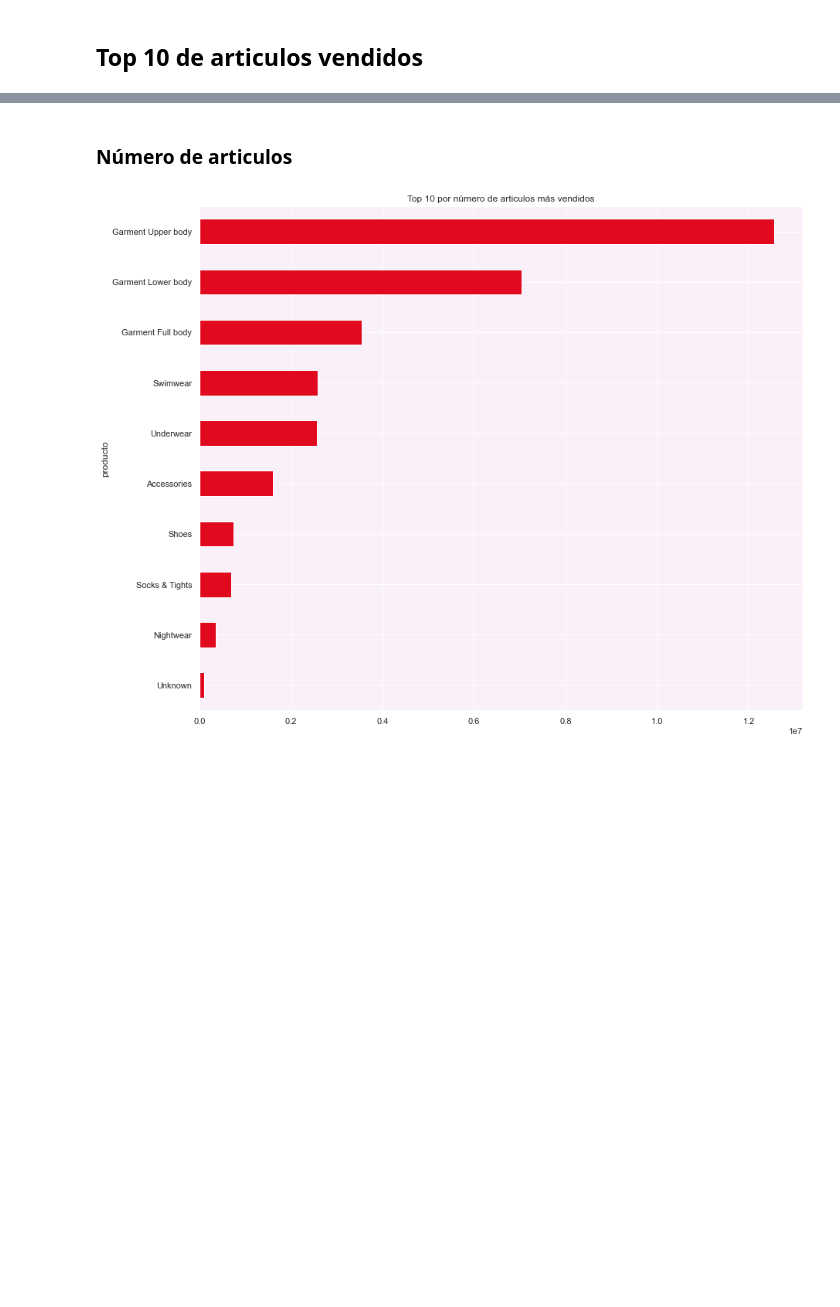
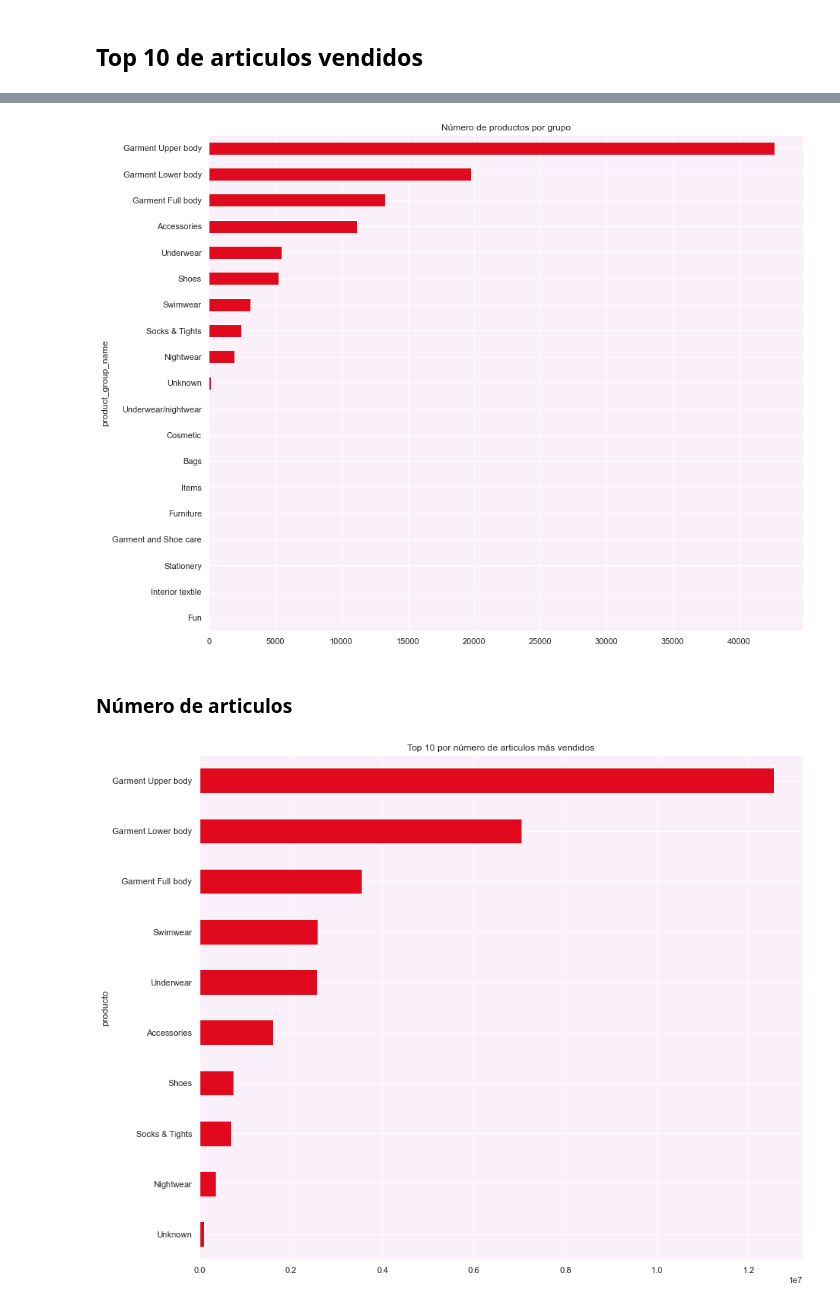
Before and after one commit to joelitam2021/metodos_analiticos_proyecto, a Jupyter notebook: notebooks/EDA.ipynb, the cells around one changed output, grey strips where cells are left out. Cells and saved outputs as stored; diff of their text form; code cells hidden in the pictures; blank space fills up the shorter version.

```diff
--- a/notebooks/EDA.ipynb
+++ b/notebooks/EDA.ipynb
@@ -275,3 +412,20 @@ transactions_data.isna().sum().plot(kind='bar')
+# %%
+articles_data.pivot_table(
+    index='product_group_name',
+    values='prod_name',
+    aggfunc='count',
+    # columns='perceived_colour_value_name'
+).sort_values(by='prod_name').plot(
+    kind='barh',
+    figsize=(14,12),
+        title='Número de productos por grupo',
+    legend=False,
+    color='#E0091D'
+)
+
+plt.savefig('../img/prodbygroup.png')
+# %% [output]
+[figure, added]
 # %%
 top_count_articles = agg_article.sort_values(
     by='purchase_count'#, ascending=False
```
Also changed, not shown: parts of 14 cells of this notebook, 3 other files.
